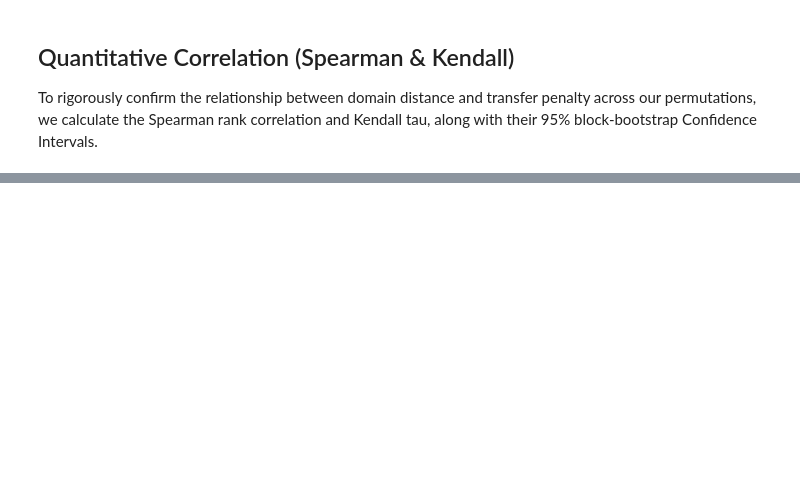
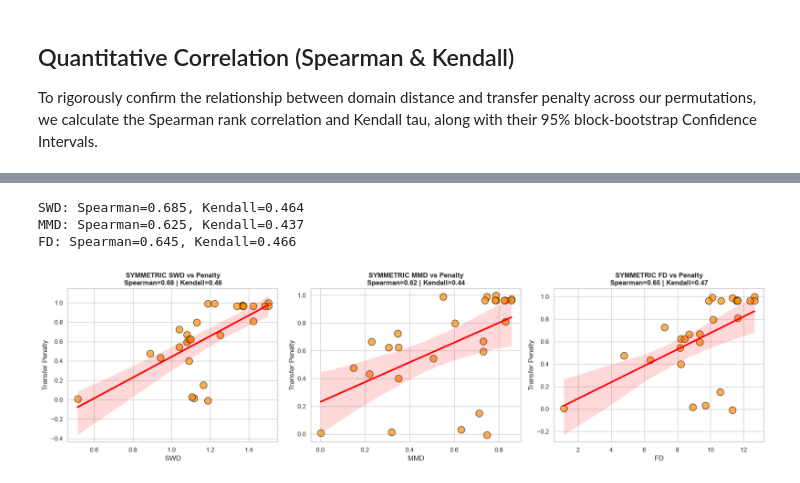
Before and after one commit to lollogiro/ai4i-transfer-learning-synthetic, a Jupyter notebook: stage2-transfer_learning/metropt3.ipynb, the cells around one changed output, grey strips where cells are left out. Saved outputs shown, nothing was run; the diff lists cells and outputs as text; code cells hidden in the pictures; blank space fills up the shorter version.

```diff
--- a/stage2-transfer_learning/metropt3.ipynb
+++ b/stage2-transfer_learning/metropt3.ipynb
@@ -555,0 +556,47 @@ Within the MetroPT-3 data, all three spatial distance metrics show a positive co
+# %%
+sym_results = []
+for p in selected_pairs:
+    dist = compute_conditional_distances(p['src_df'], p['tgt_df'], ANALOG_SENSORS, symmetric=True)
+
+    if dist is not None:
+        match = results_df[results_df['Pair'] == p['name']]
+
+        if len(match) > 0:
+            penalty = match['Transfer Penalty'].values[0]
+
+            sym_results.append({
+                'Pair': p['name'],
+                'SWD': dist['Conditional SWD'],
+                'MMD': dist['Conditional MMD'],
+                'FD': dist['Conditional FD'],
+                'Transfer Penalty': penalty
+            })
+sym_results_df = pd.DataFrame(sym_results)
+# 1. Stampa correlazioni
+metrics = ['SWD', 'MMD', 'FD']
+for metric in metrics:
+    rho, _ = scipy.stats.spearmanr(sym_results_df[metric], sym_results_df['Transfer Penalty'])
+    tau, _ = scipy.stats.kendalltau(sym_results_df[metric], sym_results_df['Transfer Penalty'])
+    print(f"{metric}: Spearman={rho:.3f}, Kendall={tau:.3f}")
+print("\n")
+# 2. Plot 1x3
+fig, axes = plt.subplots(1, 3, figsize=(18, 5))
+for i, metric in enumerate(metrics):
+    sns.regplot(
+        data=sym_results_df, x=metric, y='Transfer Penalty', ax=axes[i],
+        scatter_kws={'s': 150, 'edgecolor': 'black', 'alpha': 0.7, 'color': 'darkorange'},
+        line_kws={'color': 'red', 'linewidth': 3}
+    )
+
+    rho, _ = scipy.stats.spearmanr(sym_results_df[metric], sym_results_df['Transfer Penalty'])
+    tau, _ = scipy.stats.kendalltau(sym_results_df[metric], sym_results_df['Transfer Penalty'])
+
+    axes[i].set_title(f"SYMMETRIC {metric} vs Penalty\nSpearman={rho:.2f} | Kendall={tau:.2f}", fontweight='bold')
+
+plt.tight_layout()
+plt.show()
+# %% [output]
+SWD: Spearman=0.685, Kendall=0.464
+MMD: Spearman=0.625, Kendall=0.437
+FD: Spearman=0.645, Kendall=0.466
+[figure, added]
```
Also changed, not shown: parts of 14 cells of this notebook, 2 other files.
